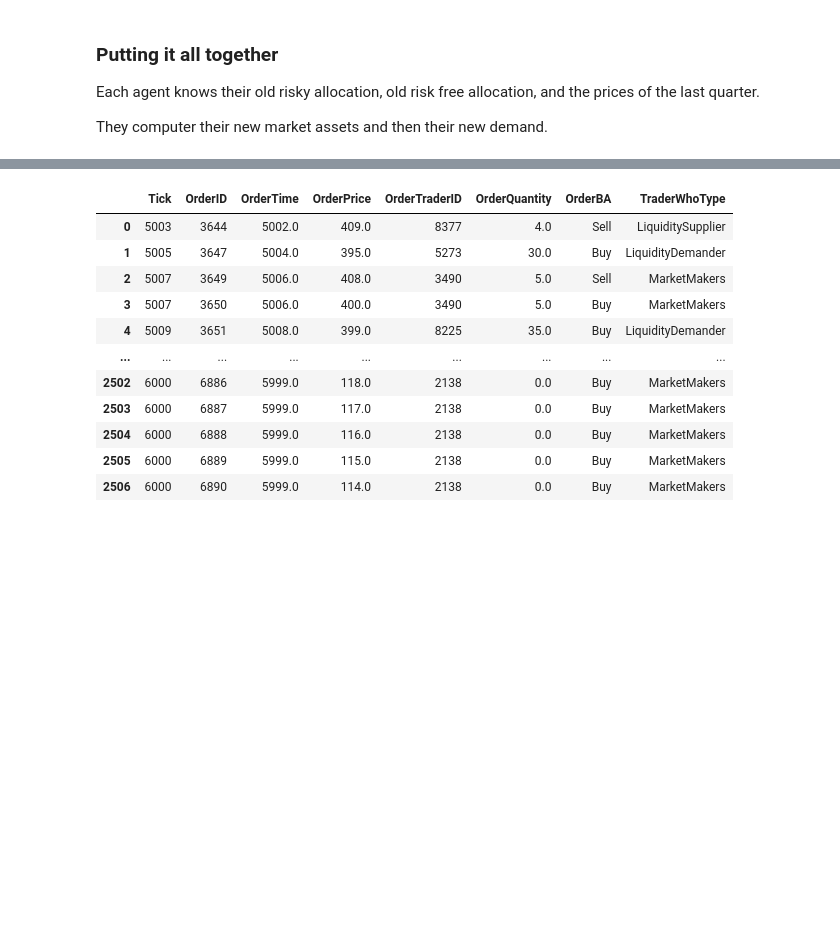
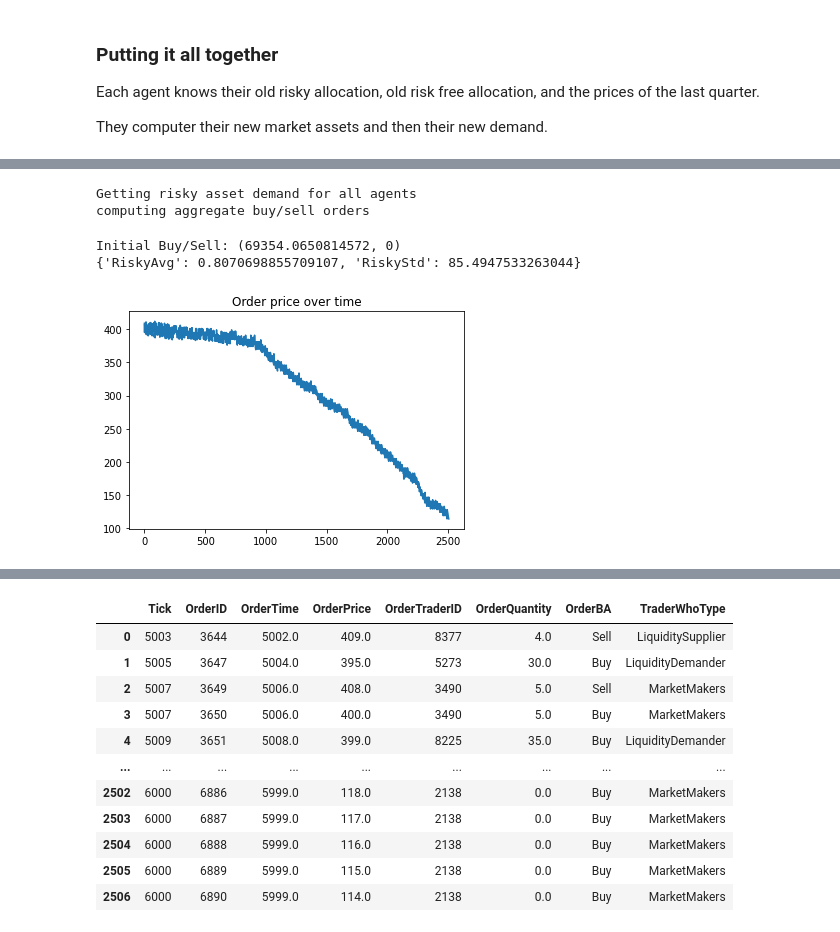
Before and after one commit to sbenthall/SHARKFin, a Jupyter notebook: HARK/Macro-Micro Foundations Demo Code.ipynb, the cells around one changed output, grey strips where cells are left out. Saved outputs shown, nothing was run; the diff lists cells and outputs as text; code cells hidden in the pictures; blank space fills up the shorter version.

```diff
--- a/HARK/Macro-Micro Foundations Demo Code.ipynb
+++ b/HARK/Macro-Micro Foundations Demo Code.ipynb
@@ -254,0 +160,62 @@ Round 4 Buy/Sell: (0, nan)
+# %%
+# STEP 1. Initialize the agents. (and the market?)
+
+## List of tuples:
+##  ( parameters, (i.e. coefficient of relative risk aversion CRRA)
+##    number of agents represented,
+##    initial assets
+agent_classes = [
+    ({'CRRA': 5.0}, 100, 10), # Normal consumers
+    ({'CRRA': 6.0}, 50,  10),  # More risk-averse consumers
+    ({'CRRA': 4.0}, 50,  10)  #  Less risk-averse consumers
+]
+
+
+### parameters shared by all agents
+ap = {
+    'aNrmInitStd' : 0.0,
+    'pLvlInitMean' : 1.0, # initial distribution of permanent income
+    'pLvlInitStd' : 0.0
+}
+
+
+agents = hpa.create_agents(agent_classes, ap)
+# %%
+# STEP 2. Create starting demand for the market.
+#         Burn in the new prices.
+
+# The initial demands for each agent
+# hpa.init_prices is used to set the agent's starting
+# beliefs about the price process.
+init_demands = hpa.demands(agents, hpa.init_prices)
+
+buy_sell = hpa.aggregate_buy_and_sell(
+    hpa.no_demand(agents), # zero allocated to risky asset
+    init_demands
+)
+# %% [output]
+Getting risky asset demand for all agents
+computing aggregate buy/sell orders
+# %%
+# STEP 3: Create the starting asset price. This will be used
+#         to translate $$$ values to asset quantities
+#         and adjust each period.
+
+asset_price = 100
+
+print(f"Initial Buy/Sell: {buy_sell}")
+
+## TODO: ABM Group reimplement the run_market method
+orders = get_orders()
+print(hpa.risky_expectations(orders))
+
+plt.plot(orders['OrderPrice'])
+plt.title("Order price over time")
+plt.show()
+
+
+old_demands = init_demands
+# %% [output]
+Initial Buy/Sell: (69354.0650814572, 0)
+{'RiskyAvg': 0.8070698855709107, 'RiskyStd': 85.4947533263044}
+[figure, added]
```
Also changed, not shown: parts of 18 cells of this notebook, 1 other file.
